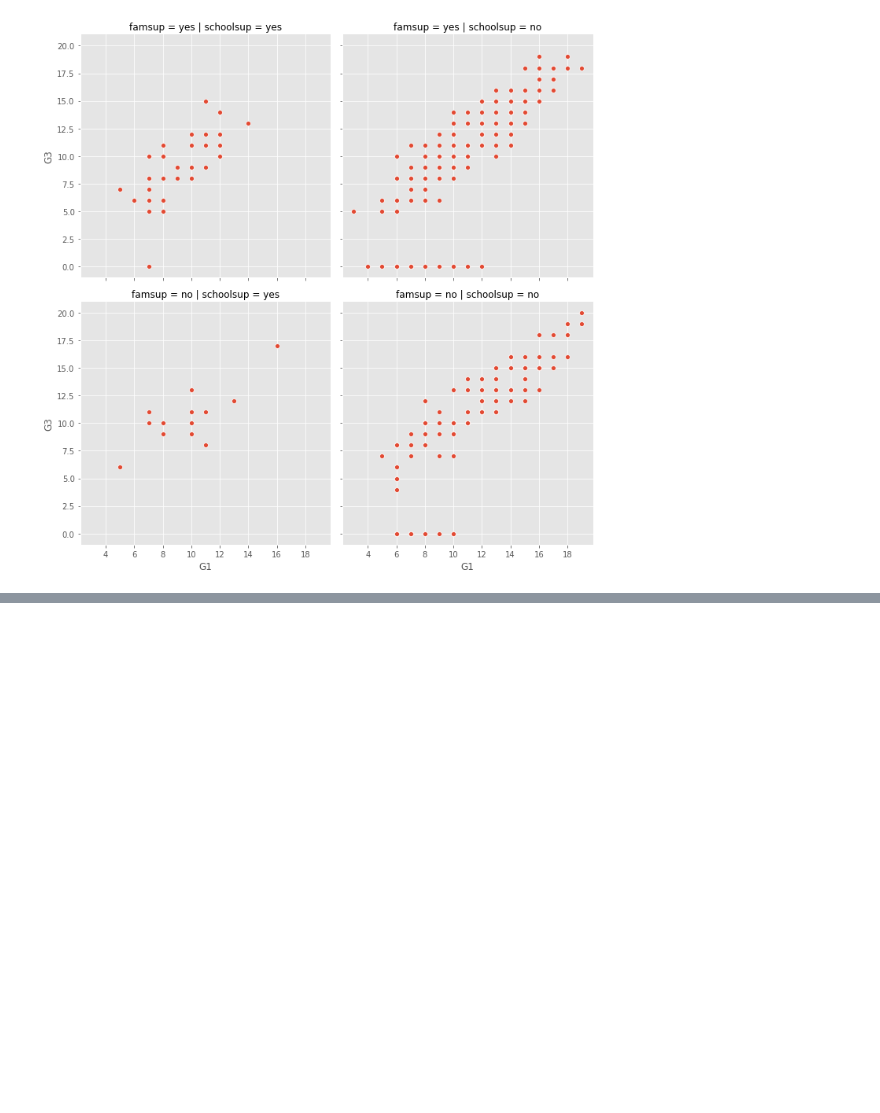
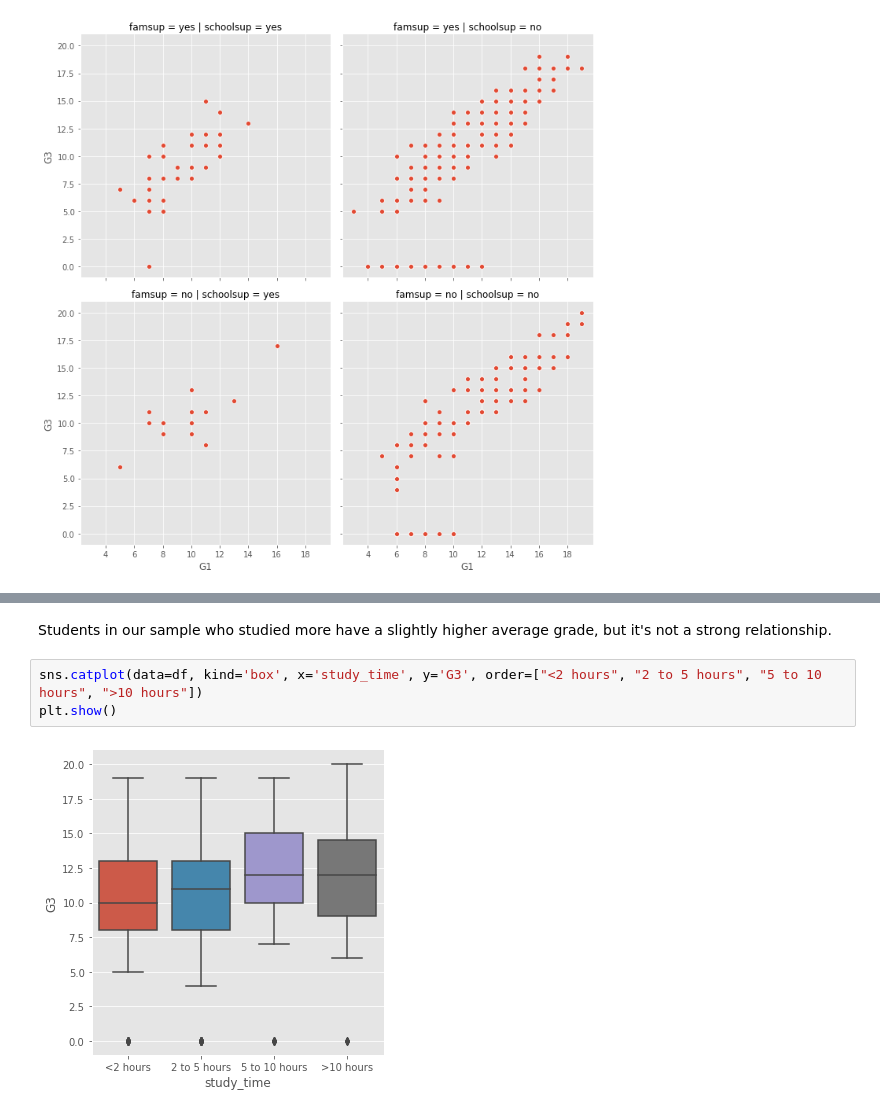
Before and after one commit to VictorOmondi1997/visualizing_students_dataset, a Jupyter notebook: visualizing_students_dataset.ipynb, the cells around one changed output, grey strips where cells are left out. Saved outputs shown, nothing was run; the diff lists cells and outputs as text; blank space fills up the shorter version.

```diff
--- a/visualizing_students_dataset.ipynb
+++ b/visualizing_students_dataset.ipynb
@@ -66,0 +75,7 @@ It looks like the first semester grade does correlate with the final grade, rega
+# %% [markdown]
+Students in our sample who studied more have a slightly higher average grade, but it's not a strong relationship.
+# %%
+sns.catplot(data=df, kind='box', x='study_time', y='G3', order=["<2 hours", "2 to 5 hours", "5 to 10 hours", ">10 hours"])
+plt.show()
+# %% [output]
+[figure, added]
```
Also changed, not shown: parts of 15 cells of this notebook.
